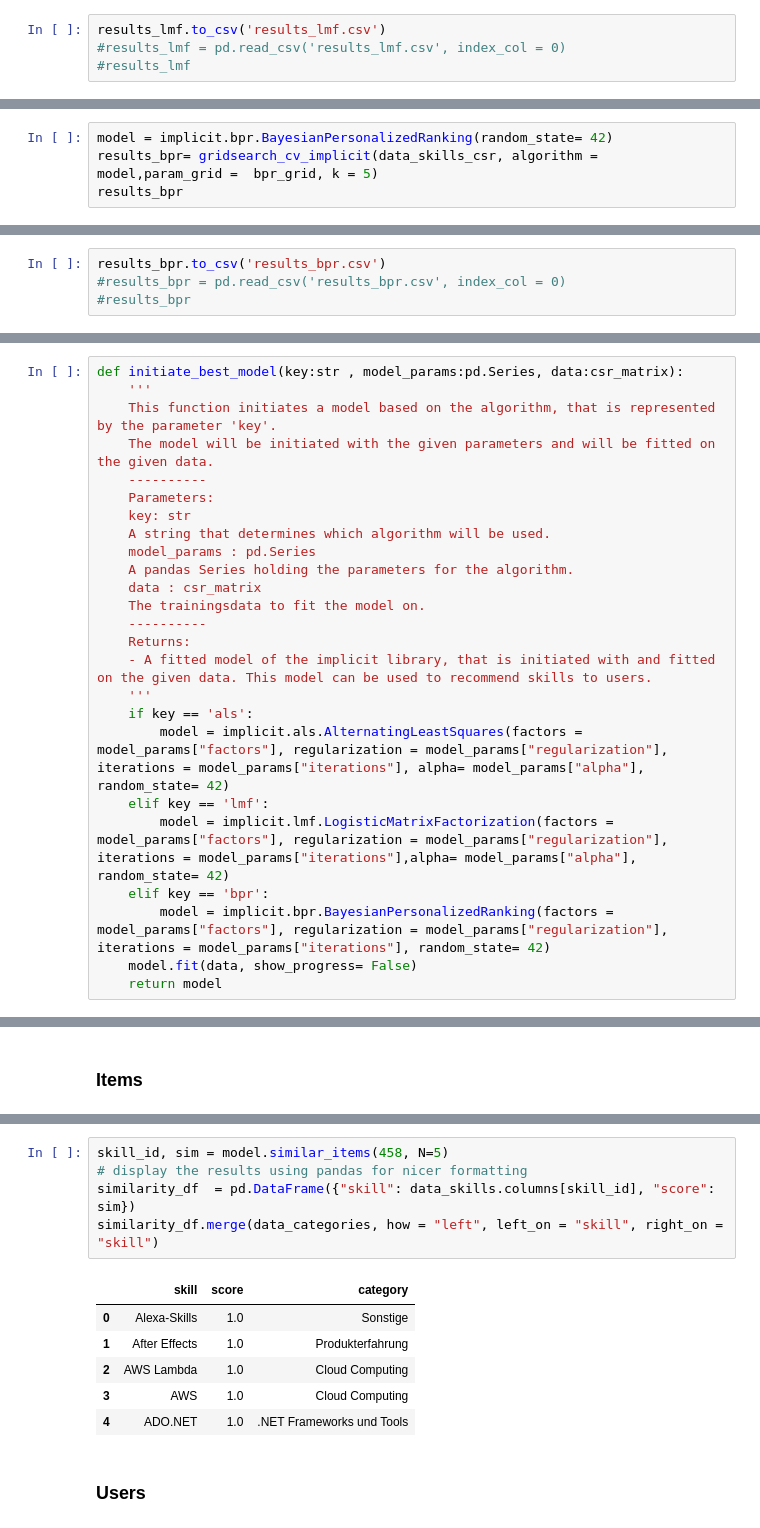
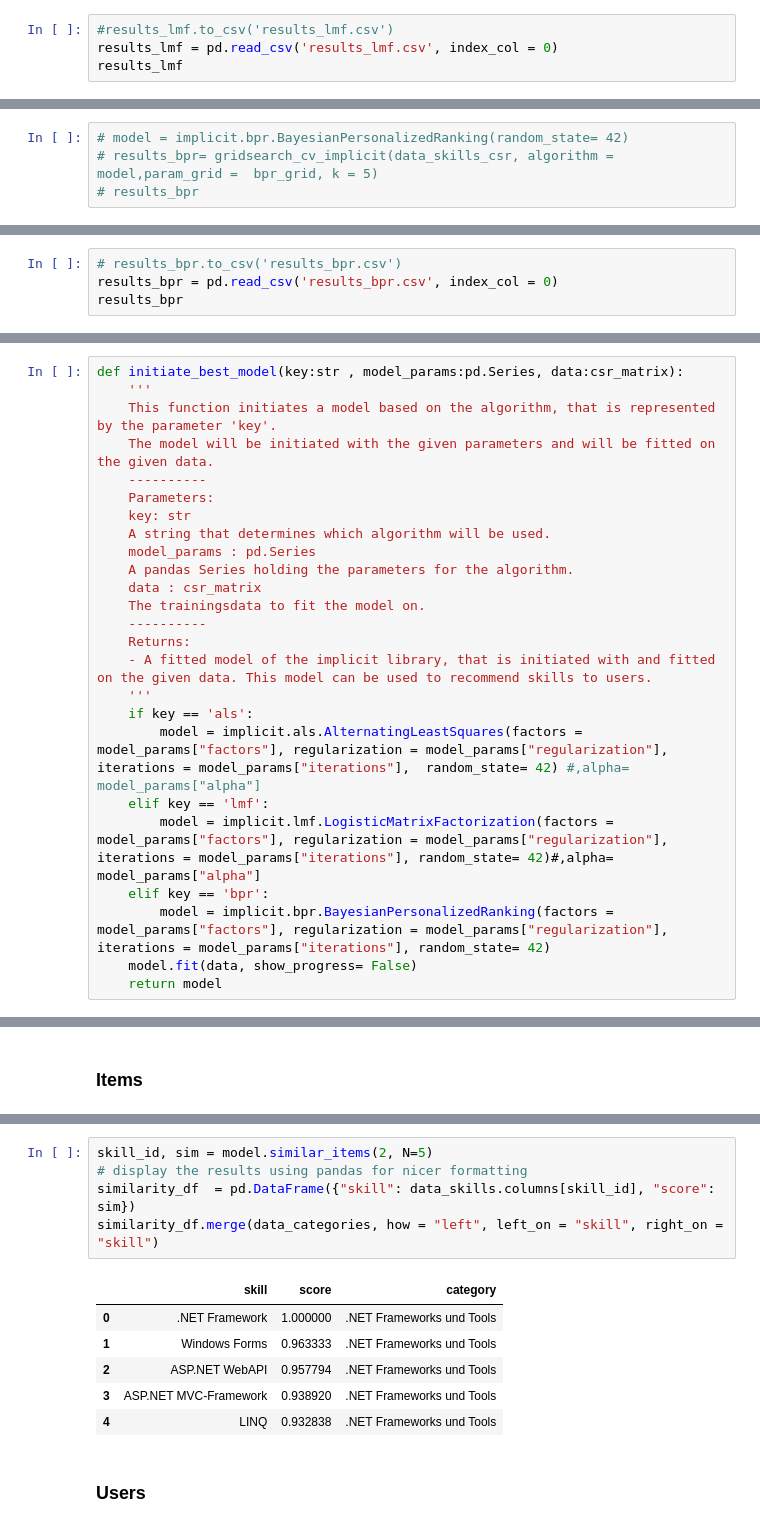
Before and after one commit to maximizer36/DS_AP, a Jupyter notebook: AP_binary_implicit_final.ipynb, the cells around one changed output, grey strips where cells are left out. Drawn from its saved outputs; the diff is of its cells as text.

Commit message:
sim_items

```diff
--- a/AP_binary_implicit_final.ipynb
+++ b/AP_binary_implicit_final.ipynb
@@ -433,4 +405,4 @@ results_lmf
 # %%
-results_lmf.to_csv('results_lmf.csv')
-#results_lmf = pd.read_csv('results_lmf.csv', index_col = 0)
-#results_lmf
+#results_lmf.to_csv('results_lmf.csv')
+results_lmf = pd.read_csv('results_lmf.csv', index_col = 0)
+results_lmf
@@ -464,6 +450,6 @@ bpr_grid = {
 # %% [markdown]
 Initiate the Logisitic Matrix Factorization algorithm from the implicit library
 # %%
-model = implicit.bpr.BayesianPersonalizedRanking(random_state= 42)
-results_bpr= gridsearch_cv_implicit(data_skills_csr, algorithm = model,param_grid =  bpr_grid, k = 5)
-results_bpr
+# model = implicit.bpr.BayesianPersonalizedRanking(random_state= 42)
+# results_bpr= gridsearch_cv_implicit(data_skills_csr, algorithm = model,param_grid =  bpr_grid, k = 5)
+# results_bpr
@@ -484,4 +456,4 @@ results_bpr
 # %%
-results_bpr.to_csv('results_bpr.csv')
-#results_bpr = pd.read_csv('results_bpr.csv', index_col = 0)
-#results_bpr
+# results_bpr.to_csv('results_bpr.csv')
+results_bpr = pd.read_csv('results_bpr.csv', index_col = 0)
+results_bpr
@@ -592,9 +599,9 @@ def initiate_best_model(key:str , model_params:pd.Series, data:csr_matrix):
     - A fitted model of the implicit library, that is initiated with and fitted on the given data. This model can be used to recommend skills to users.
     '''
     if key == 'als':
-        model = implicit.als.AlternatingLeastSquares(factors = model_params["factors"], regularization = model_params["regularization"], iterations = model_params["iterations"], alpha= model_params["alpha"], random_state= 42)
+        model = implicit.als.AlternatingLeastSquares(factors = model_params["factors"], regularization = model_params["regularization"], iterations = model_params["iterations"],  random_state= 42) #,alpha= model_params["alpha"]
     elif key == 'lmf':
-        model = implicit.lmf.LogisticMatrixFactorization(factors = model_params["factors"], regularization = model_params["regularization"], iterations = model_params["iterations"],alpha= model_params["alpha"], random_state= 42)
+        model = implicit.lmf.LogisticMatrixFactorization(factors = model_params["factors"], regularization = model_params["regularization"], iterations = model_params["iterations"], random_state= 42)#,alpha= model_params["alpha"]
     elif key == 'bpr':
         model = implicit.bpr.BayesianPersonalizedRanking(factors = model_params["factors"], regularization = model_params["regularization"], iterations = model_params["iterations"], random_state= 42)
     model.fit(data, show_progress= False)
@@ -1108,15 +1133,15 @@ get_key_from_value(dict_skills_id,["Python"])
 # %%
-skill_id, sim = model.similar_items(458, N=5)
+skill_id, sim = model.similar_items(2, N=5)
 # display the results using pandas for nicer formatting
 similarity_df  = pd.DataFrame({"skill": data_skills.columns[skill_id], "score": sim})
 similarity_df.merge(data_categories, how = "left", left_on = "skill", right_on = "skill")
 # %% [output]
 |  | skill | score | category |
-| 0 | Alexa-Skills | 1.0 | Sonstige |
-| 1 | After Effects | 1.0 | Produkterfahrung |
-| 2 | AWS Lambda | 1.0 | Cloud Computing |
-| 3 | AWS | 1.0 | Cloud Computing |
-| 4 | ADO.NET | 1.0 | .NET Frameworks und Tools |
+| 0 | .NET Framework | 1.000000 | .NET Frameworks und Tools |
+| 1 | Windows Forms | 0.963333 | .NET Frameworks und Tools |
+| 2 | ASP.NET WebAPI | 0.957794 | .NET Frameworks und Tools |
+| 3 | ASP.NET MVC-Framework | 0.938920 | .NET Frameworks und Tools |
+| 4 | LINQ | 0.932838 | .NET Frameworks und Tools |
 # %% [markdown]
 ### Users
 # %%
```
Also changed, not shown: parts of 22 cells of this notebook.
